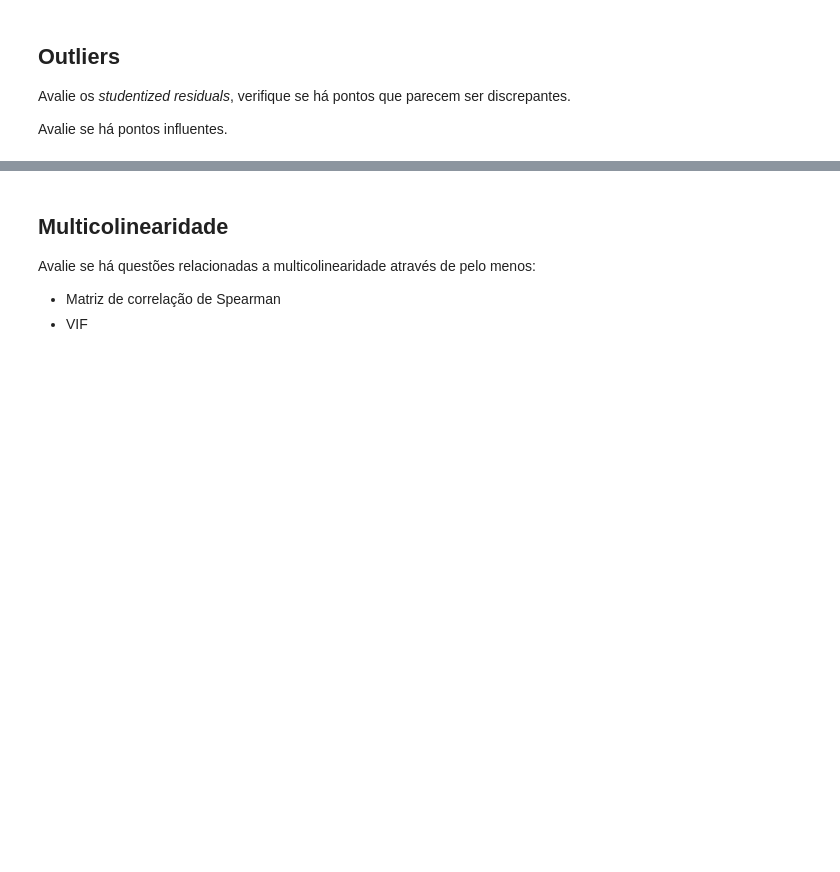
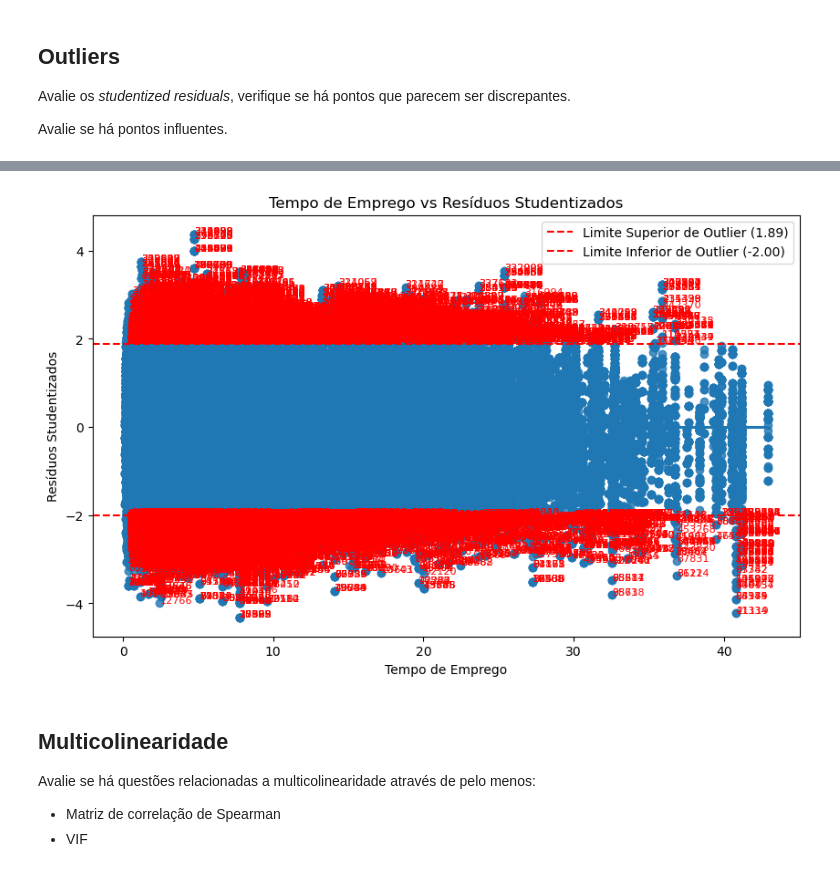
Before and after one commit to EnzoBentoMartins/EBAC, a Jupyter notebook: ProfCientistaDados m35_supportamaterial_exercise01.ipynb, the cells around one changed output, grey strips where cells are left out. Cells and saved outputs as stored; diff of their text form; code cells hidden in the pictures; blank space fills up the shorter version.

```diff
--- a/ProfCientistaDados m35_supportamaterial_exercise01.ipynb
+++ b/ProfCientistaDados m35_supportamaterial_exercise01.ipynb
@@ -200,3 +238,30 @@ sns.scatterplot(x = reg.predict(), y = st_res.student_resid);
+# %%
+upper_limit = np.percentile(std_residuals, 97.5)
+lower_limit = np.percentile(std_residuals, 2.5)
+
+outliers_train = []
+
+fig, ax = plt.subplots(figsize=(10, 6))
+sns.regplot(x='tempo_emprego', y='studentized_res', data=df_train, ax=ax, ci=None)
+for i in range(len(df_train)):
+    residual = df_train.iloc[i]['studentized_res']
+    if residual > upper_limit or residual < lower_limit:
+        outliers_train.append(df_train.index[i])
+        ax.annotate(str(df_train.index[i]),
+                    (df_train.iloc[i]['tempo_emprego'], residual),
+                    fontsize=8, color='red')
+
+ax.axhline(y=upper_limit, color='r', linestyle='--', label=f'Limite Superior de Outlier ({upper_limit:.2f})')
+ax.axhline(y=lower_limit, color='r', linestyle='--', label=f'Limite Inferior de Outlier ({lower_limit:.2f})')
+
+ax.set_xlabel('Tempo de Emprego')
+ax.set_ylabel('Resíduos Studentizados')
+ax.set_title('Tempo de Emprego vs Resíduos Studentizados')
+ax.legend()
+
+plt.show()
+# %% [output]
+[figure, added]
 # %% [markdown]
 ## Multicolinearidade
 
```
Also changed, not shown: parts of 10 cells of this notebook.
